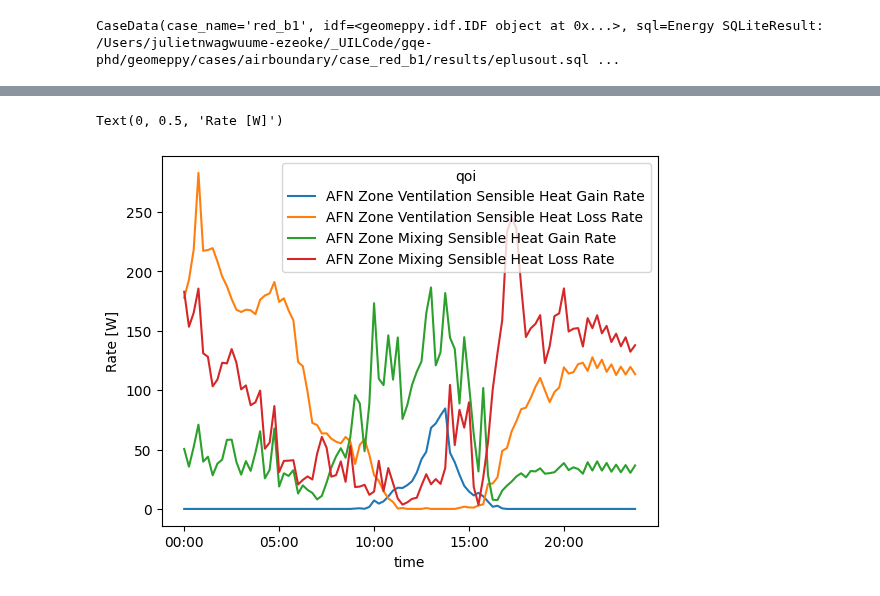
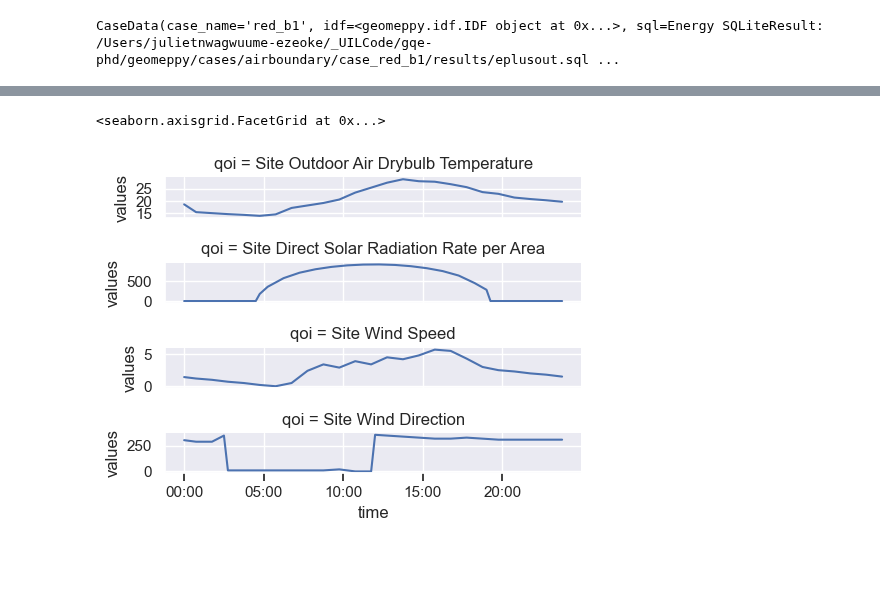
Before and after one commit to juliet29/plan2EPlus, a Jupyter notebook: _notebooks/results/t02_rate.ipynb, the cells around one changed output, grey strips where cells are left out. Cells and saved outputs as stored; diff of their text form; code cells hidden in the pictures; blank space fills up the shorter version.

```diff
--- a/_notebooks/results/t02_rate.ipynb
+++ b/_notebooks/results/t02_rate.ipynb
@@ -55,14 +68,0 @@ shape: (3_840, 6)
-# %%
-fig, ax = plt.subplots(nrows=1, ncols=1,)
-sns.lineplot(data=df_rate2, y="values", x="time", hue="qoi", ax=ax, errorbar=None)
-# sns.lineplot(data=df_rate2, x="time", y="values_0")
-ax.xaxis.set_ticks_position("bottom")
-ax.xaxis.set_major_locator(ticker.AutoLocator())
-ax.set_ylabel("Rate [W]")
-
-# ax.set_xticklabels(rotation=-90, labels=df_rate2["time"])
-
-# TODO - use plotly, and use different line markers..
-# %% [output]
-Text(0, 0.5, 'Rate [W]')
-[figure, removed]
@@ -70,0 +69,12 @@ Text(0, 0.5, 'Rate [W]')
+# %%
+g = sns.FacetGrid(df_site, row="qoi",sharey=False, sharex=True, height=1, aspect=5,)
+g.map(sns.lineplot, "time", "values",)
+
+for ax in [g.axes.flat[-1]]:
+    ax.xaxis.set_ticks_position("bottom")
+    ax.xaxis.set_major_locator(ticker.AutoLocator())
+
+g.add_legend()
+# %% [output]
+<seaborn.axisgrid.FacetGrid at 0x...>
+[figure, added]
```
Also changed, not shown: parts of 6 cells of this notebook, 1 other file.
